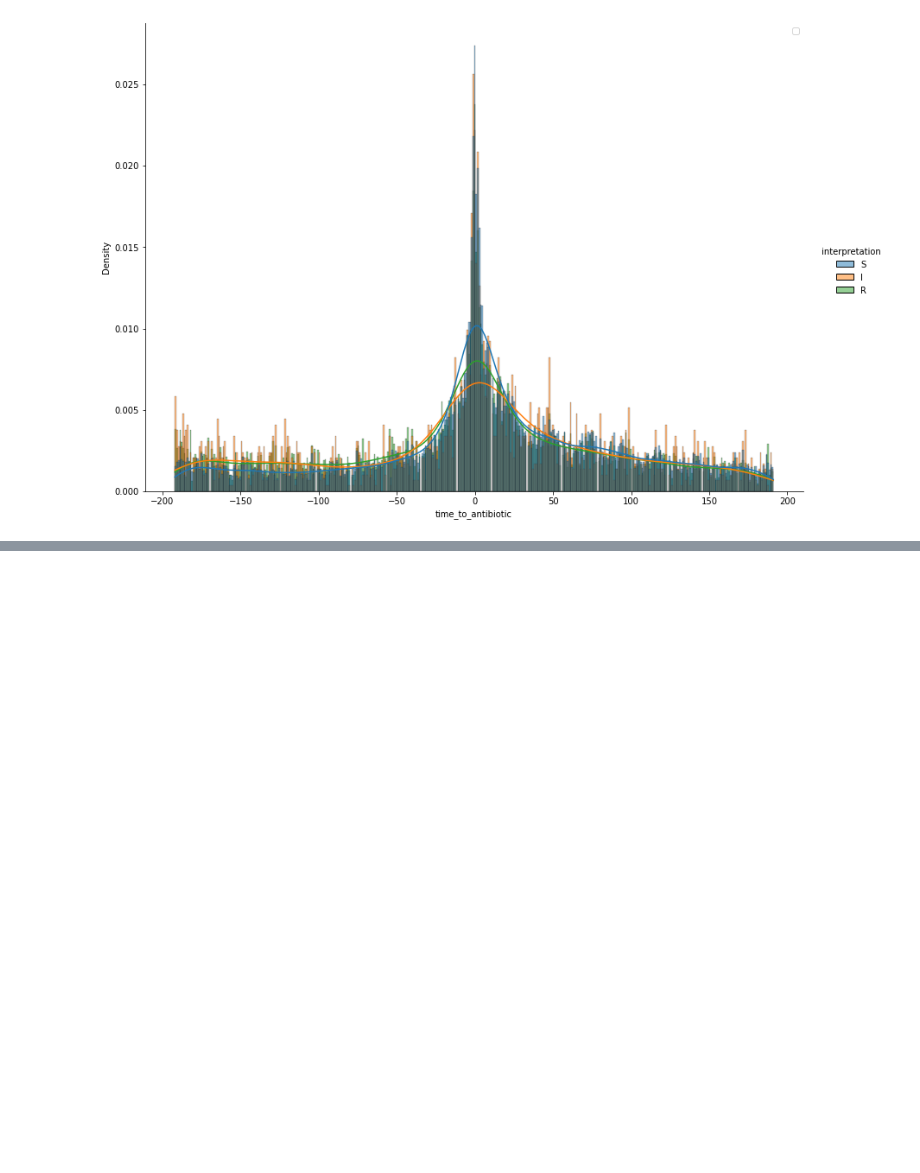
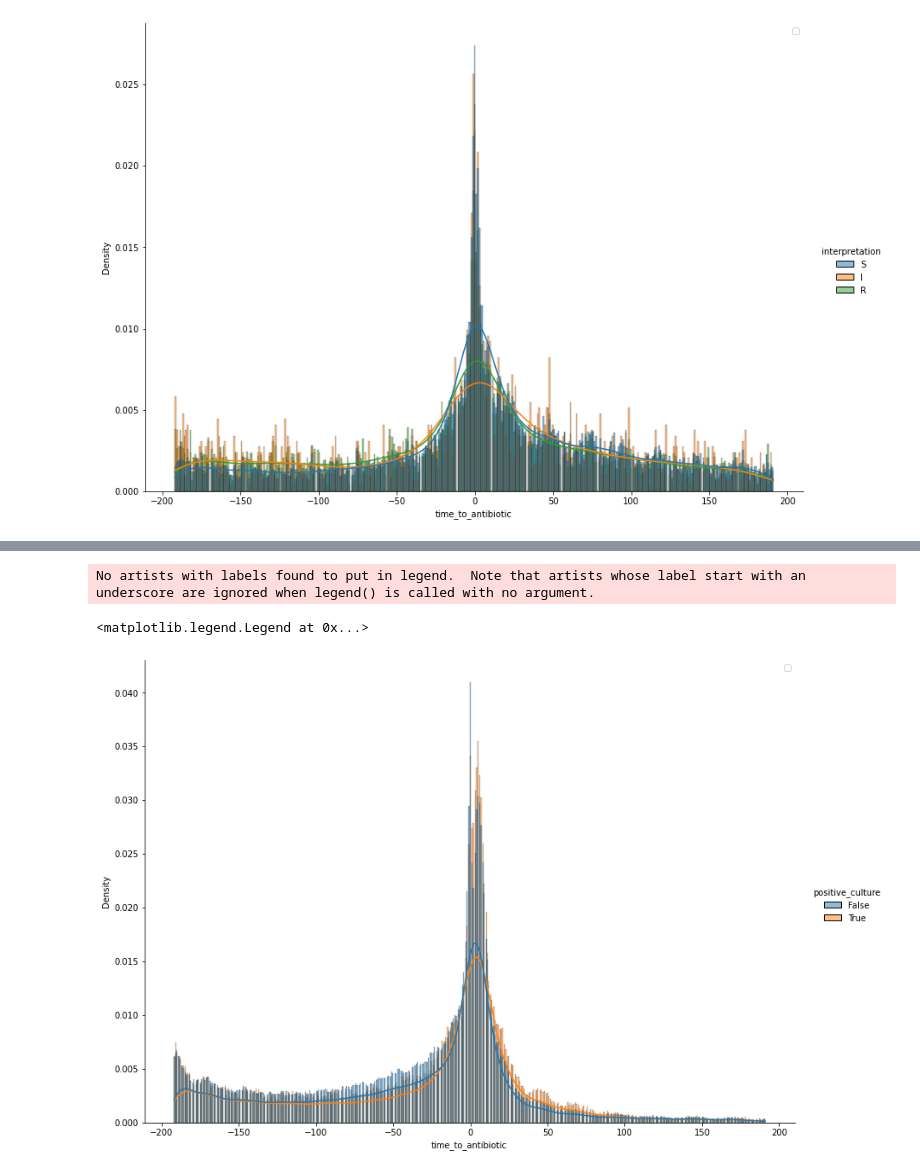
Before and after one commit to ryashpal/ML, a Jupyter notebook: mortality/explore_microbiology_cultures.ipynb, the cells around one changed output, grey strips where cells are left out. Cells and saved outputs as stored; diff of their text form; code cells hidden in the pictures; blank space fills up the shorter version.

Commit message:
added new time-to-antibiotic graphs

```diff
--- a/mortality/explore_microbiology_cultures.ipynb
+++ b/mortality/explore_microbiology_cultures.ipynb
@@ -796,3 +796,36 @@ plt.legend(loc='upper right')
 No artists with labels found to put in legend.  Note that artists whose label start with an underscore are ignored when legend() is called with no argument.
 <matplotlib.legend.Legend at 0x...>
 [figure]
+# %%
+timeToAntibioticQuery4 = """
+with stg_1 as (
+	select
+	first_value(mic_evt_1.subject_id) over (partition by mic_evt_1.micro_specimen_id) as subject_id,
+	min(mic_evt_1.charttime) over (partition by mic_evt_1.micro_specimen_id) as charttime,
+	bool_or(mic_evt_1.org_name is not null) over (partition by mic_evt_1.micro_specimen_id) AS positive_culture
+	from
+	mimiciv.microbiologyevents mic_evt_1
+)
+, stg_2 as (
+	select
+	stg_1.subject_id,
+	stg_1.charttime as charttime,
+	bool_or(stg_1.positive_culture) as positive_culture,
+	min(prx.starttime) as starttime
+	from stg_1 stg_1
+	inner join mimiciv.prescriptions prx
+	on prx.subject_id = stg_1.subject_id
+	and prx.starttime > stg_1.charttime - interval '192 hours'
+	and prx.starttime < stg_1.charttime + interval '192 hours'
+    inner join sepsis.abx_poe_list ab
+    on prx.drug = ab.drug
+	group by stg_1.subject_id, stg_1.charttime
+)
+select
+floor((extract(epoch from stg_2.starttime) - extract(epoch from stg_2.charttime))/3600) as time_to_antibiotic,
+positive_culture
+from stg_2 stg_2
+;
+"""
+timeToAntibioticDf4 = pd.read_sql_query(timeToAntibioticQuery4, con)
+timeToAntibioticDf4
@@ -798,0 +846,10 @@ No artists with labels found to put in legend.  Note that artists whose label st
+# %%
+import seaborn as sns
+
+sns.displot(timeToAntibioticDf4, x="time_to_antibiotic", hue="positive_culture", stat="density", bins=550, common_norm=False, kde=True, height=8.27, aspect=11.7/8.27)
+
+plt.legend(loc='upper right')
+# %% [output]
+No artists with labels found to put in legend.  Note that artists whose label start with an underscore are ignored when legend() is called with no argument.
+<matplotlib.legend.Legend at 0x...>
+[figure, added]
```
Also changed, not shown: parts of 2 cells of this notebook, 1 other file.
